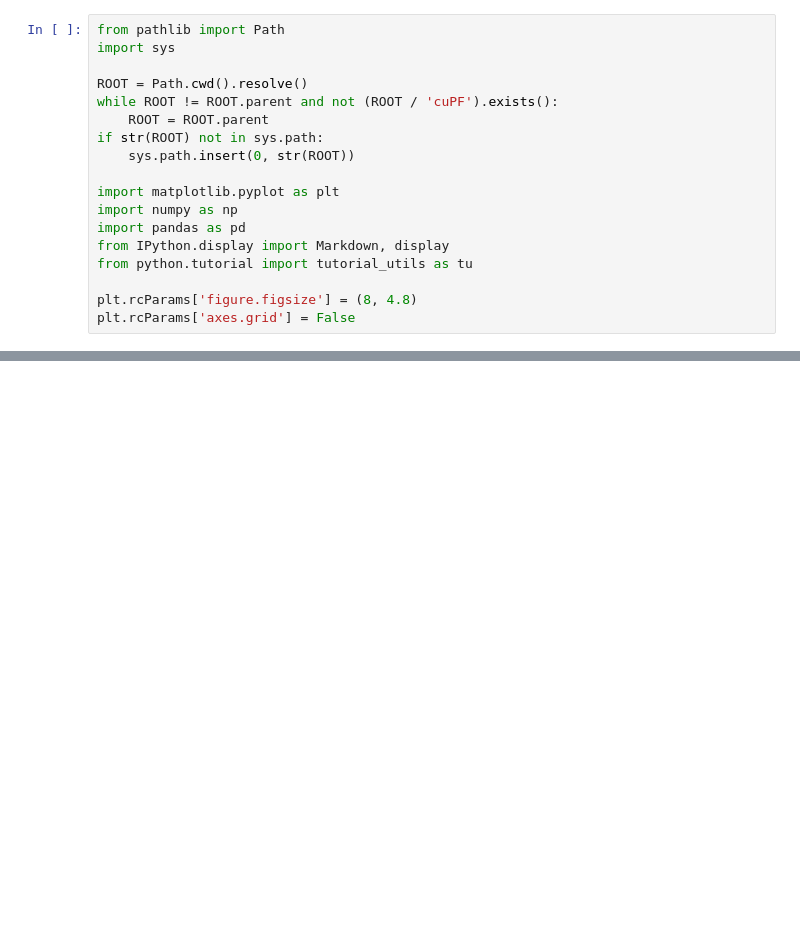
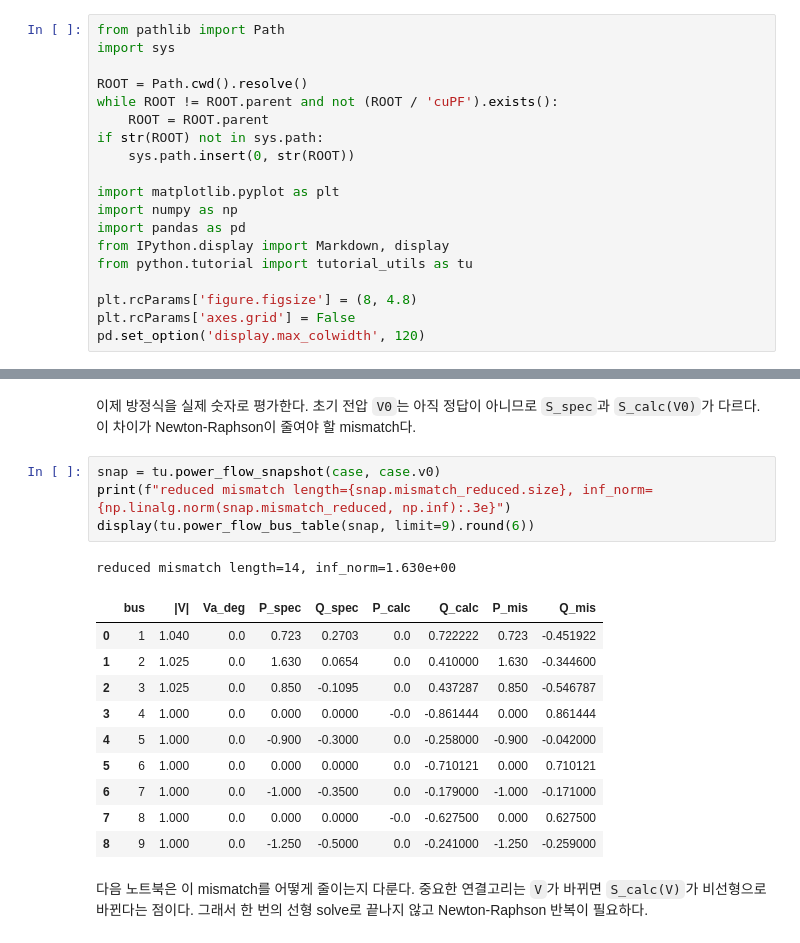
Before and after one commit to qubeenyoung/gpu-powerflow, a Jupyter notebook: python/tutorial/01_power_system_basics_case9.ipynb, the cells around one changed output, grey strips where cells are left out. Drawn from its saved outputs; the diff is of its cells as text; blank space fills up the shorter version.

```diff
--- a/python/tutorial/01_power_system_basics_case9.ipynb
+++ b/python/tutorial/01_power_system_basics_case9.ipynb
@@ -29,3 +33,4 @@ from python.tutorial import tutorial_utils as tu
 
 plt.rcParams['figure.figsize'] = (8, 4.8)
 plt.rcParams['axes.grid'] = False
+pd.set_option('display.max_colwidth', 120)
@@ -77,0 +69,20 @@ converged=True, iterations=4, final_mismatch=1.842e-14
+# %% [markdown]
+이제 방정식을 실제 숫자로 평가한다. 초기 전압 `V0`는 아직 정답이 아니므로 `S_spec`과 `S_calc(V0)`가 다르다. 이 차이가 Newton-Raphson이 줄여야 할 mismatch다.
+# %%
+snap = tu.power_flow_snapshot(case, case.v0)
+print(f"reduced mismatch length={snap.mismatch_reduced.size}, inf_norm={np.linalg.norm(snap.mismatch_reduced, np.inf):.3e}")
+display(tu.power_flow_bus_table(snap, limit=9).round(6))
+# %% [output]
+reduced mismatch length=14, inf_norm=1.630e+00
+|  | bus | |V| | Va_deg | P_spec | Q_spec | P_calc | Q_calc | P_mis | Q_mis |
+| 0 | 1 | 1.040 | 0.0 | 0.723 | 0.2703 | 0.0 | 0.722222 | 0.723 | -0.451922 |
+| 1 | 2 | 1.025 | 0.0 | 1.630 | 0.0654 | 0.0 | 0.410000 | 1.630 | -0.344600 |
+| 2 | 3 | 1.025 | 0.0 | 0.850 | -0.1095 | 0.0 | 0.437287 | 0.850 | -0.546787 |
+| 3 | 4 | 1.000 | 0.0 | 0.000 | 0.0000 | -0.0 | -0.861444 | 0.000 | 0.861444 |
+| 4 | 5 | 1.000 | 0.0 | -0.900 | -0.3000 | 0.0 | -0.258000 | -0.900 | -0.042000 |
+| 5 | 6 | 1.000 | 0.0 | 0.000 | 0.0000 | 0.0 | -0.710121 | 0.000 | 0.710121 |
+| 6 | 7 | 1.000 | 0.0 | -1.000 | -0.3500 | 0.0 | -0.179000 | -1.000 | -0.171000 |
+| 7 | 8 | 1.000 | 0.0 | 0.000 | 0.0000 | -0.0 | -0.627500 | 0.000 | 0.627500 |
+| 8 | 9 | 1.000 | 0.0 | -1.250 | -0.5000 | 0.0 | -0.241000 | -1.250 | -0.259000 |
+# %% [markdown]
+다음 노트북은 이 mismatch를 어떻게 줄이는지 다룬다. 중요한 연결고리는 `V`가 바뀌면 `S_calc(V)`가 비선형으로 바뀐다는 점이다. 그래서 한 번의 선형 solve로 끝나지 않고 Newton-Raphson 반복이 필요하다.
```
Also changed, not shown: parts of 12 cells of this notebook, 11 other files.
